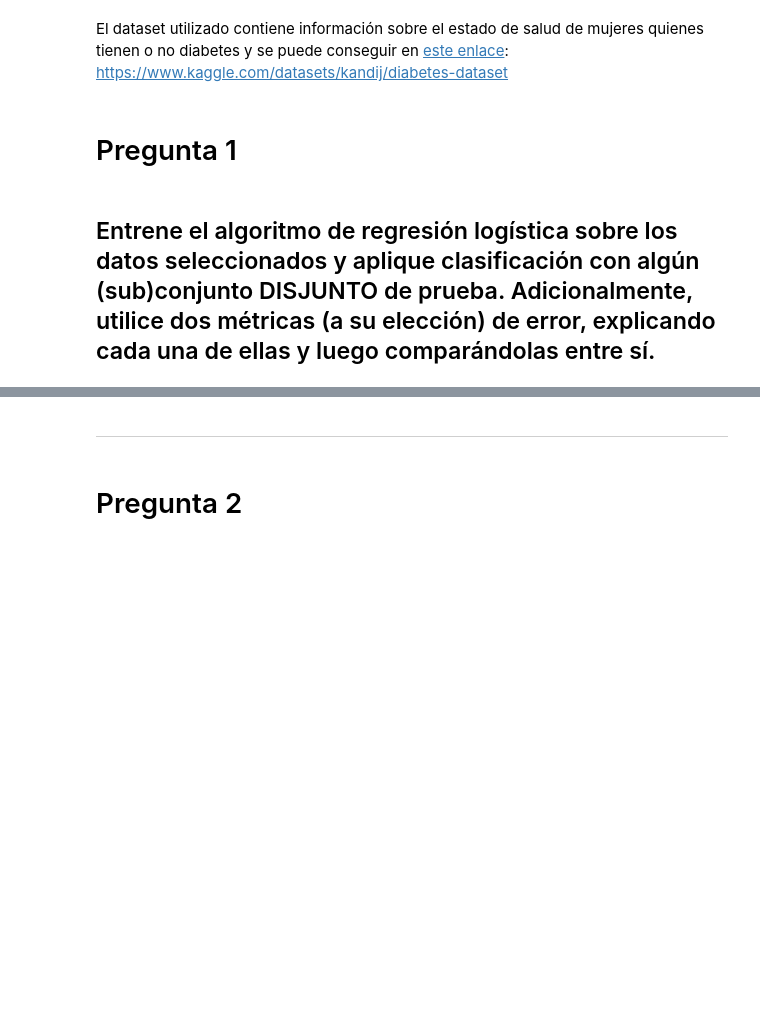
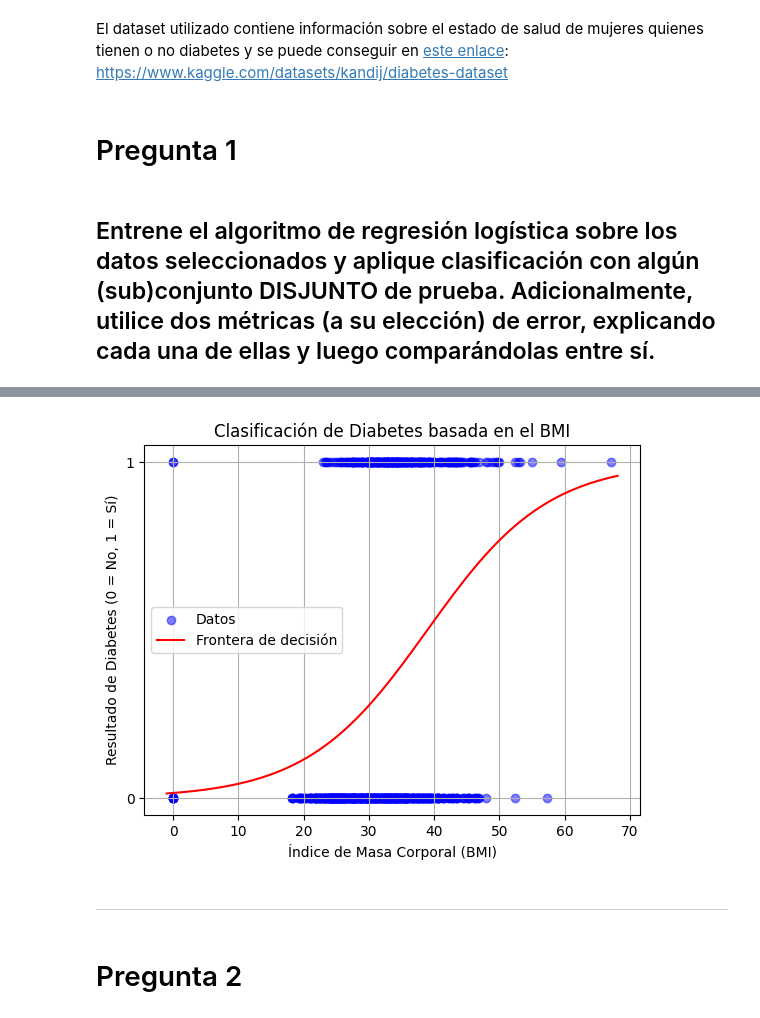
Before and after one commit to xeromark/TareasIA, a Jupyter notebook: TareaIA.ipynb, the cells around one changed output, grey strips where cells are left out. Cells and saved outputs as stored; diff of their text form; code cells hidden in the pictures; blank space fills up the shorter version.

```diff
--- a/TareaIA.ipynb
+++ b/TareaIA.ipynb
@@ -10,3 +10,77 @@ El dataset utilizado contiene información sobre el estado de salud de mujeres q
 # Pregunta 1
 # %% [markdown]
 ## Entrene el algoritmo de regresión logística sobre los datos seleccionados y aplique clasificación con algún (sub)conjunto DISJUNTO de prueba. Adicionalmente, utilice dos métricas (a su elección) de error, explicando cada una de ellas y luego comparándolas entre sí.
+# %%
+from sklearn.linear_model import LogisticRegression
+from sklearn.model_selection import train_test_split
+from sklearn.metrics import accuracy_score, recall_score, confusion_matrix
+
+import pandas as pd
+import matplotlib.pyplot as plt
+import numpy as np
+
+df = pd.read_csv('dataset.csv') # https://www.kaggle.com/datasets/kandij/diabetes-dataset
+
+# Seleccionar la característica del dataset de BMI y Outcome
+x = df[['BMI']]    # Indice de masa corporal (BMI)
+y = df['Outcome']  # si tiene o no diabetes (Outcome)
+
+# Dividir el conjunto de datos en entrenamiento y prueba
+X_train, X_test, y_train, y_test = train_test_split(x, y, test_size=0.5, random_state=1)
+# el 50% de los datos se usan para pruebas y el resto para entrenar (parametro asociado a test_size)
+
+model = LogisticRegression() # Crear el modelo de regresión logística
+model.fit(X_train, y_train) # entrenar el modelo
+
+# Predecir en el conjunto de prueba
+predictions = model.predict(X_test)
+
+print("Donde:")
+
+cm = confusion_matrix(y_test, predictions)
+# Se extraen TP, FP, FN y TN
+TN, FP, FN, TP = cm.ravel()  # Desempaquetar los valores
+print(f'TP (Verdaderos Positivos): {TP}')
+print(f'FP (Falsos Positivos): {FP}')
+print(f'FN (Falsos Negativos): {FN}')
+print(f'TN (Verdaderos Negativos): {TN} \n')
+
+print("A partir de esto, se obtienen las siguiente métricas:")
+
+
+# Se calculan las métricas
+accuracy = accuracy_score(y_test, predictions)
+print(f'Acuraccy: {accuracy:.2f}')
+
+recall = recall_score(y_test, predictions)
+print(f'Recall: {recall:.2f}\n')
+
+
+print("Luego se tiene el siguiente gráfico:")
+
+# Graficar los datos
+plt.scatter(x, y, color='blue', label='Datos', alpha=0.5)
+
+# Graficar la frontera de decisión
+# Crear un rango de valores de BMI
+BMI_range = np.linspace(df['BMI'].min()-1, df['BMI'].max()+1, 300).reshape(-1, 1)
+
+# Calcular z = b0 + b1 * BMI para cada valor en el rango
+z = model.intercept_ + model.coef_ * BMI_range
+
+# Aplicar la función logística G(z) = 1 / (1 + e^(-z))
+G_z = 1 / (1 + np.exp(-z))
+
+# Graficar la curva de regresión logística
+plt.plot(BMI_range, G_z, color='red', label='Frontera de decisión')
+
+
+# Configuración del gráfico
+plt.title('Clasificación de Diabetes basada en el BMI')
+plt.xlabel('Índice de Masa Corporal (BMI)')
+plt.ylabel('Resultado de Diabetes (0 = No, 1 = Sí)')
+plt.yticks([0, 1])
+plt.legend()
+plt.grid()
+plt.show()
+# %% [output]
@@ -13,3 +98,4 @@ El dataset utilizado contiene información sobre el estado de salud de mujeres q
+[figure, added]
 # %% [markdown]
 ---
 # %% [markdown]
```
Also changed, not shown: parts of 1 cell of this notebook.
